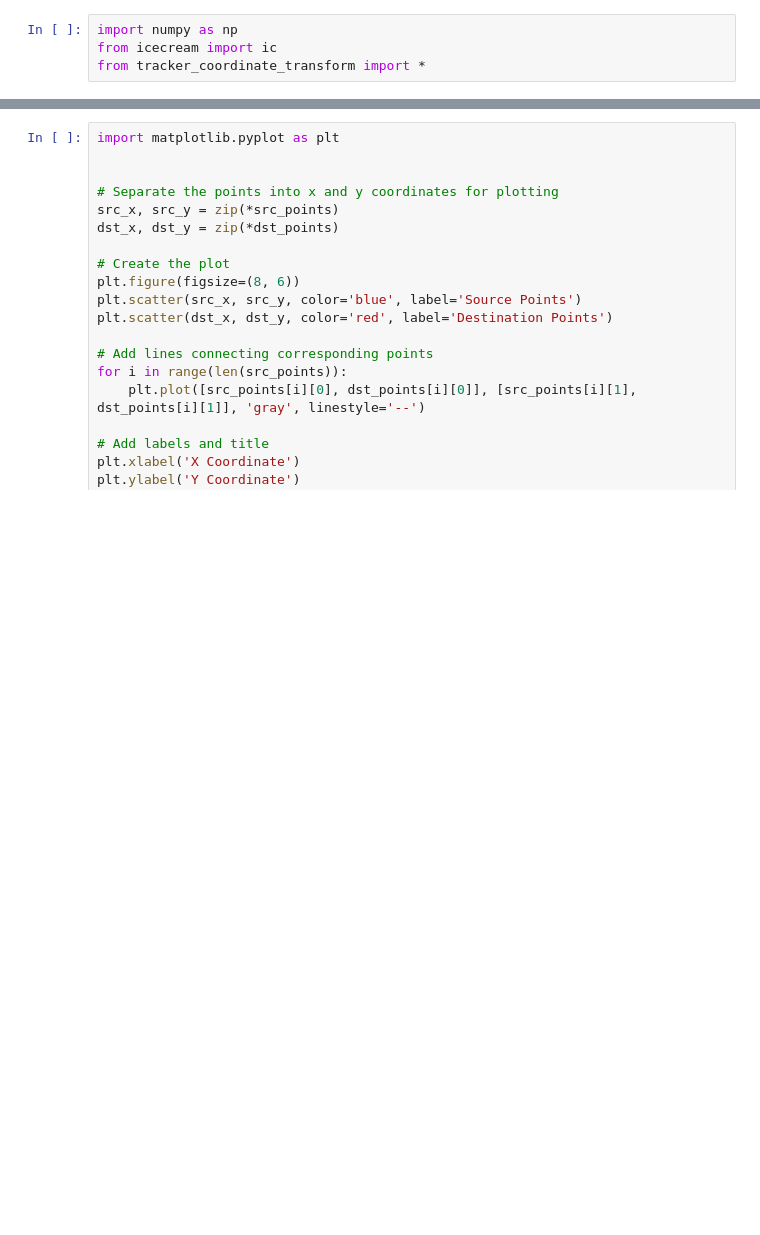
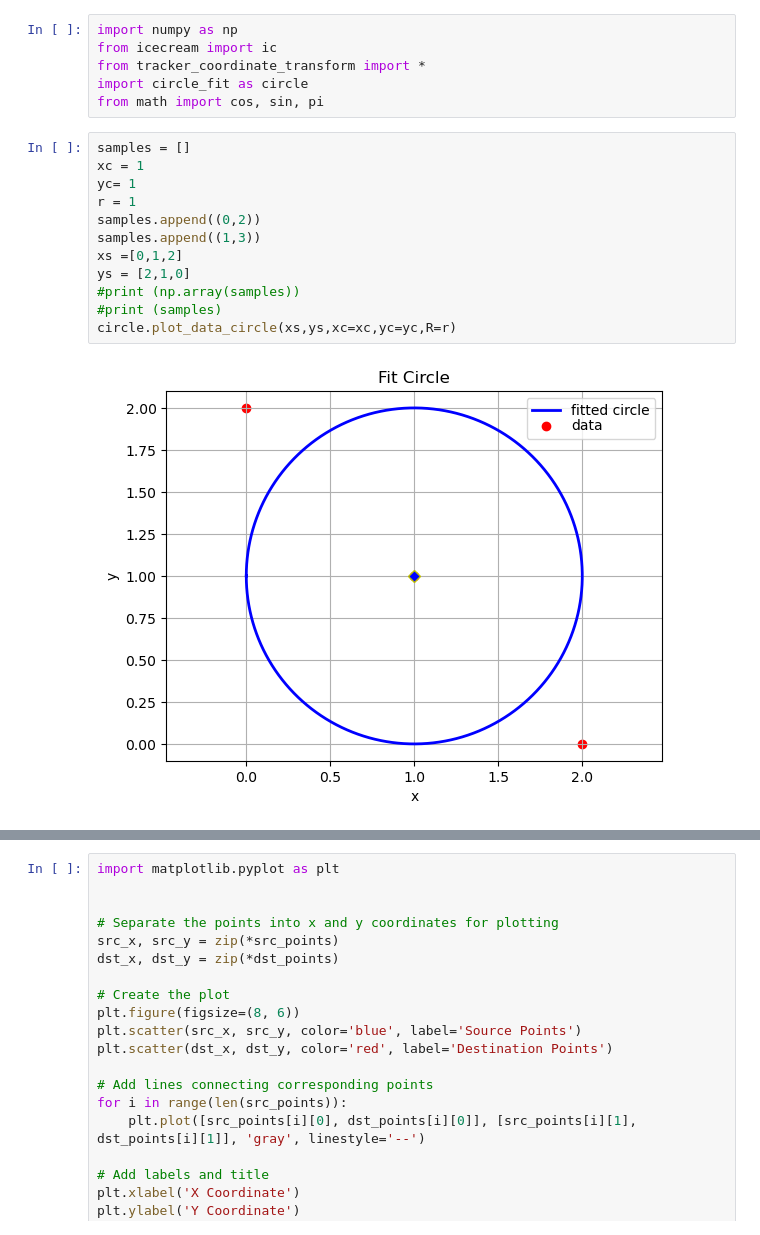
Before and after one commit to Team488/VR_NetworkTables2024, a Jupyter notebook: Coordinate Transformations.ipynb, the cells around one changed output, grey strips where cells are left out. Drawn from its saved outputs; the diff is of its cells as text; blank space fills up the shorter version.

```diff
--- a/Coordinate Transformations.ipynb
+++ b/Coordinate Transformations.ipynb
@@ -2,3 +2,19 @@
 import numpy as np
 from icecream import ic
 from tracker_coordinate_transform import *
+import circle_fit as circle
+from math import cos, sin, pi
+# %%
+samples = []
+xc = 1
+yc= 1
+r = 1
+samples.append((0,2))
+samples.append((1,3))
+xs =[0,1,2]
+ys = [2,1,0]
+#print (np.array(samples))
+#print (samples)
+circle.plot_data_circle(xs,ys,xc=xc,yc=yc,R=r)
+# %% [output]
+[figure, added]
```
Also changed, not shown: parts of 3 cells of this notebook, 2 other files.
